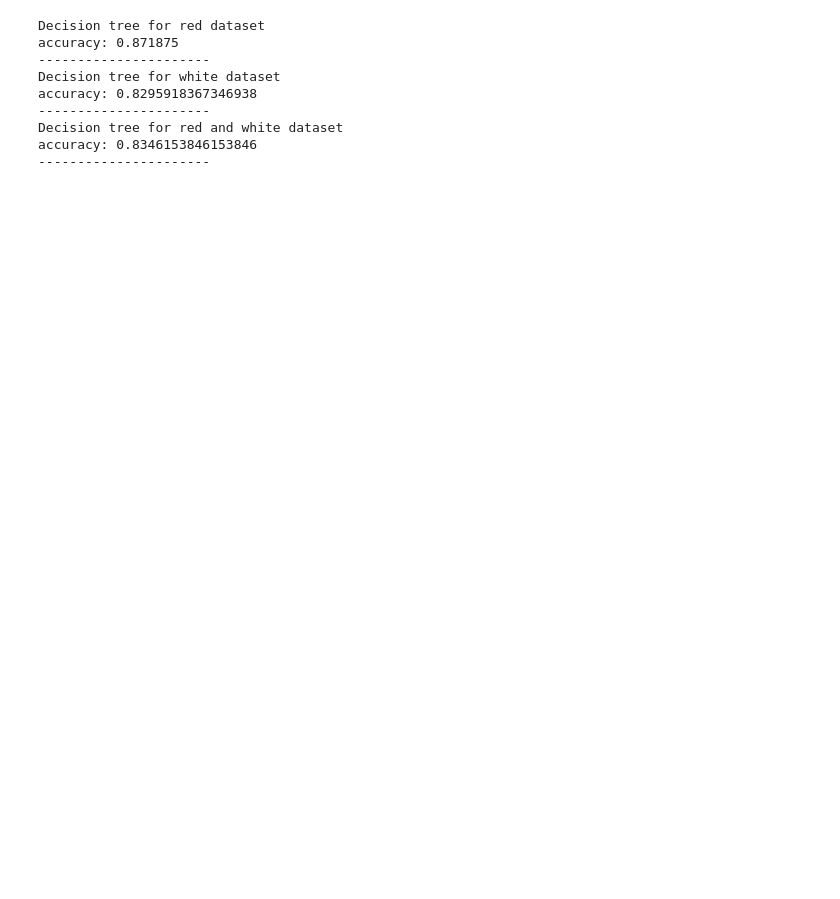
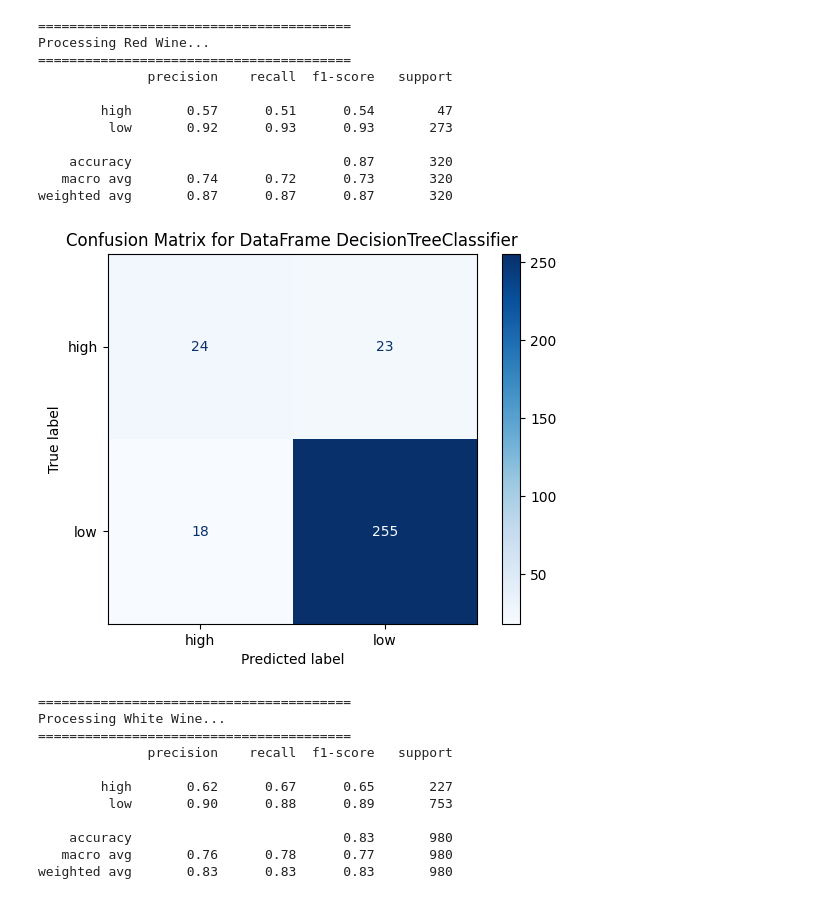
Before and after one commit to devw61/Wine_Quality_Classification, a Jupyter notebook: decision_trees.ipynb, the cells around one changed output. Cells and saved outputs as stored; diff of their text form; code cells hidden in the pictures; blank space fills up the shorter version.

Commit message:
added evaluation metrics to the rest of the models

```diff
--- a/decision_trees.ipynb
+++ b/decision_trees.ipynb
@@ -28,33 +30,72 @@ white['quality_category'] = white['quality'].apply(categorize_quality)
 
 df_array = [red, white, df]
 wine_names = ['red', 'white', 'red and white']
+# %%
+df_names = ['Red Wine', 'White Wine', 'Combined Wine']
+
+
+def confusion_matrix_plot(y_test, y_pred, clf, model):
+    cm = confusion_matrix(y_test, y_pred)
+    disp = ConfusionMatrixDisplay(
+        confusion_matrix=cm, display_labels=clf.classes_)
+
+    disp.plot(cmap=plt.cm.Blues)
+    plt.title(f'Confusion Matrix for DataFrame {model.__class__.__name__}')
+    plt.show()
+
+
+def optimized_folds(model, X, y):
+    best_score = 0
+    best_folds = 0
+
+    for folds in np.arange(2, 11):
+        scores = cross_val_score(model, X, y, cv=folds, scoring='f1_macro')
+        if scores.mean() > best_score:
+            best_score = scores.mean()
+            best_folds = folds
+
+    print(f"Best Folds: {best_folds} | Best Score: {best_score}", end=" | ")
+    return best_folds
 # %%
-results=[]
 
-for df in df_array:
+
+for i, df in enumerate(df_array):
+    print("=" * 40)
+    print(f"Processing {df_names[i]}...")
+    print("=" * 40)
+
     X = df.drop(['quality', 'quality_category', 'color'], axis=1)
     y = df['quality_category']
 
     X_train, X_test, y_train, y_test = train_test_split(X, y, test_size=0.2, random_state=42)
 
     dt = DecisionTreeClassifier(random_state=42)
     dt.fit(X_train, y_train)
 
     y_pred = dt.predict(X_test)
-    report = classification_report(y_test, y_pred, output_dict=True)
-    results.append(report)
-
-for name, report in zip(wine_names, results):
-    print("Decision tree for " + name + " dataset")
-    print(f"accuracy: {report['accuracy']}")
-    print("----------------------")
+    print(classification_report(y_test, y_pred))
+    confusion_matrix_plot(y_test, y_pred, dt, dt)
 # %% [output]
-Decision tree for red dataset
-accuracy: 0.871875
-----------------------
-Decision tree for white dataset
-accuracy: 0.8295918367346938
-----------------------
-Decision tree for red and white dataset
-accuracy: 0.8346153846153846
-----------------------
+========================================
+Processing Red Wine...
+========================================
+              precision    recall  f1-score   support
+
+        high       0.57      0.51      0.54        47
+         low       0.92      0.93      0.93       273
+
+    accuracy                           0.87       320
+   macro avg       0.74      0.72      0.73       320
+weighted avg       0.87      0.87      0.87       320
+[figure, added]
+========================================
+Processing White Wine...
+========================================
+              precision    recall  f1-score   support
+
+        high       0.62      0.67      0.65       227
+         low       0.90      0.88      0.89       753
+
+    accuracy                           0.83       980
+   macro avg       0.76      0.78      0.77       980
+weighted avg       0.83      0.83      0.83       980
```
Also changed, not shown: parts of 3 cells of this notebook, 3 other files.
